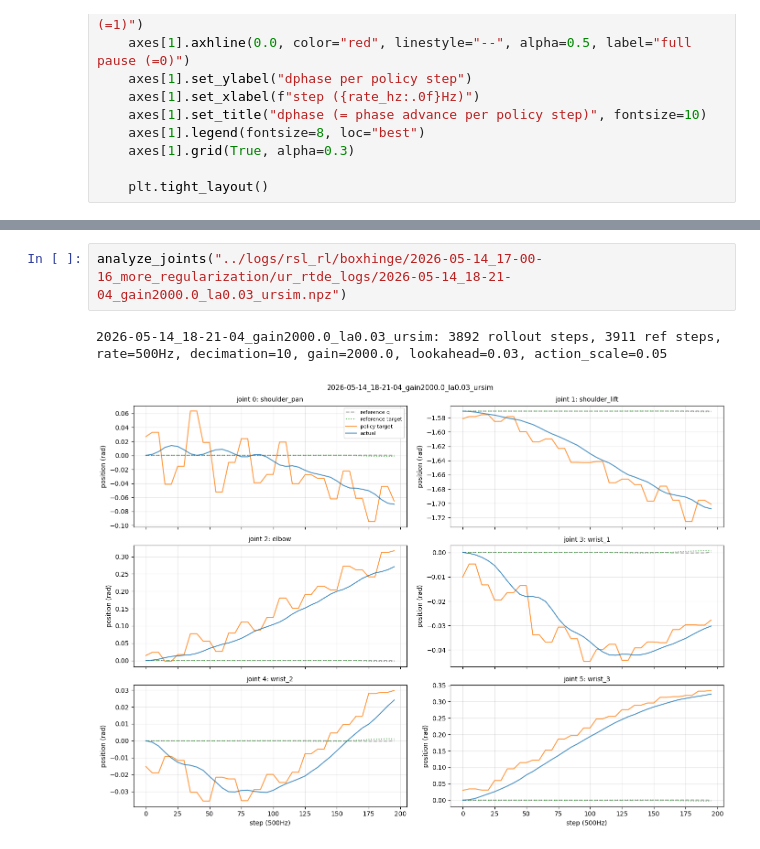
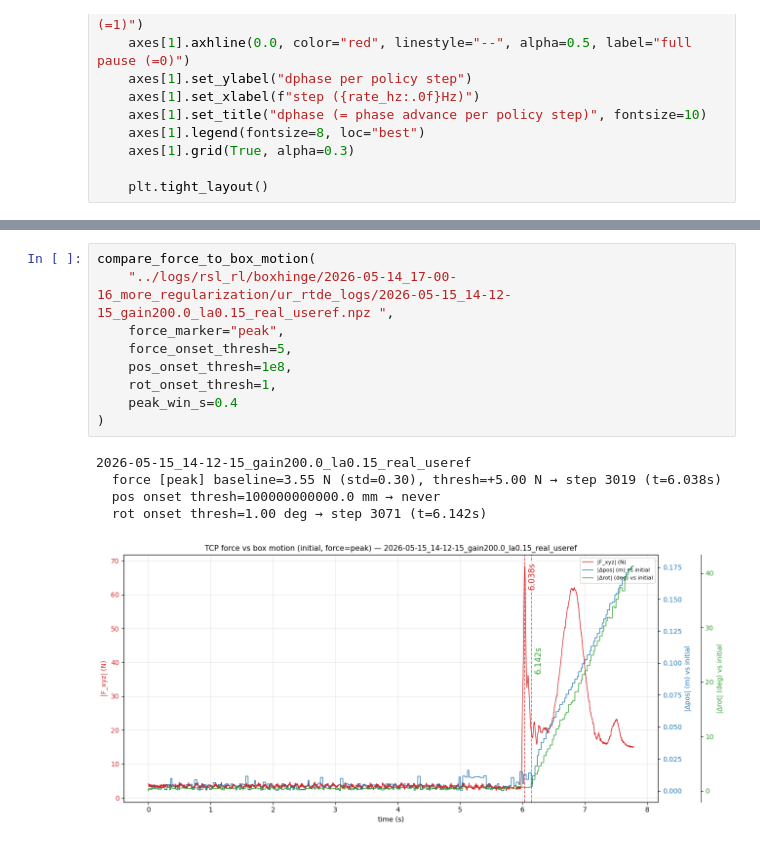
Before and after one commit to Arnibjarnst/BoxLift, a Jupyter notebook: notebooks/analyze_rollout.ipynb, the cells around one changed output, grey strips where cells are left out. Cells and saved outputs as stored; diff of their text form.

```diff
--- a/notebooks/analyze_rollout.ipynb
+++ b/notebooks/analyze_rollout.ipynb
@@ -716,5 +733,15 @@ KeysView(NpzFile '../logs/rsl_rl/boxhinge/2026-05-14_17-00-16_more_regularizatio
 # %%
-analyze_joints("../logs/rsl_rl/boxhinge/2026-05-14_17-00-16_more_regularization/ur_rtde_logs/2026-05-14_18-21-04_gain2000.0_la0.03_ursim.npz")
+compare_force_to_box_motion(
+    "../logs/rsl_rl/boxhinge/2026-05-14_17-00-16_more_regularization/ur_rtde_logs/2026-05-15_14-12-15_gain200.0_la0.15_real_useref.npz ",
+    force_marker="peak",
+    force_onset_thresh=5,
+    pos_onset_thresh=1e8,
+    rot_onset_thresh=1,
+    peak_win_s=0.4
+)
 # %% [output]
-2026-05-14_18-21-04_gain2000.0_la0.03_ursim: 3892 rollout steps, 3911 ref steps, rate=500Hz, decimation=10, gain=2000.0, lookahead=0.03, action_scale=0.05
+2026-05-15_14-12-15_gain200.0_la0.15_real_useref
+  force [peak] baseline=3.55 N (std=0.30), thresh=+5.00 N → step 3019 (t=6.038s)
+  pos onset thresh=100000000000.0 mm → never
+  rot onset thresh=1.00 deg → step 3071 (t=6.142s)
-[figure, old version]
+[figure, new version]
```
Also changed, not shown: parts of 17 cells of this notebook, 2 other files.
